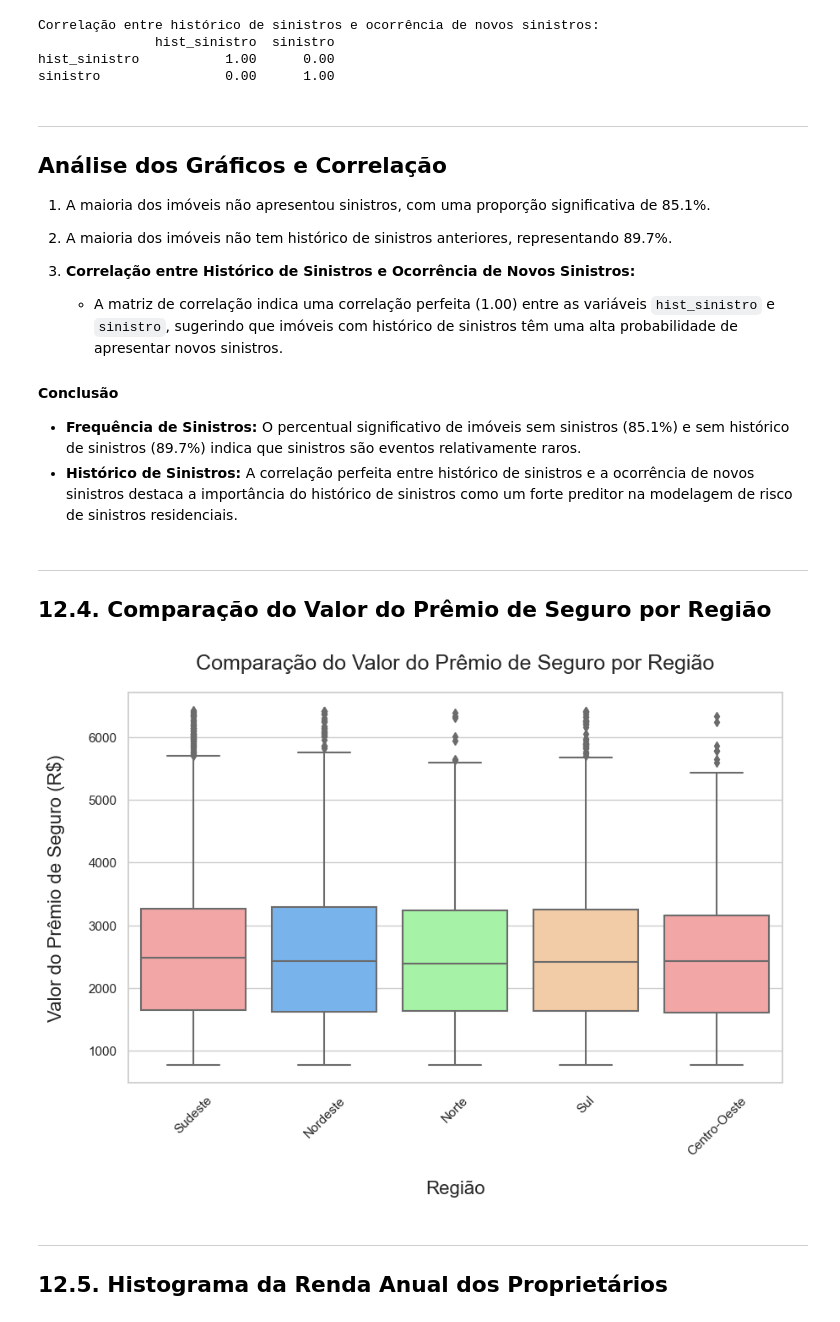
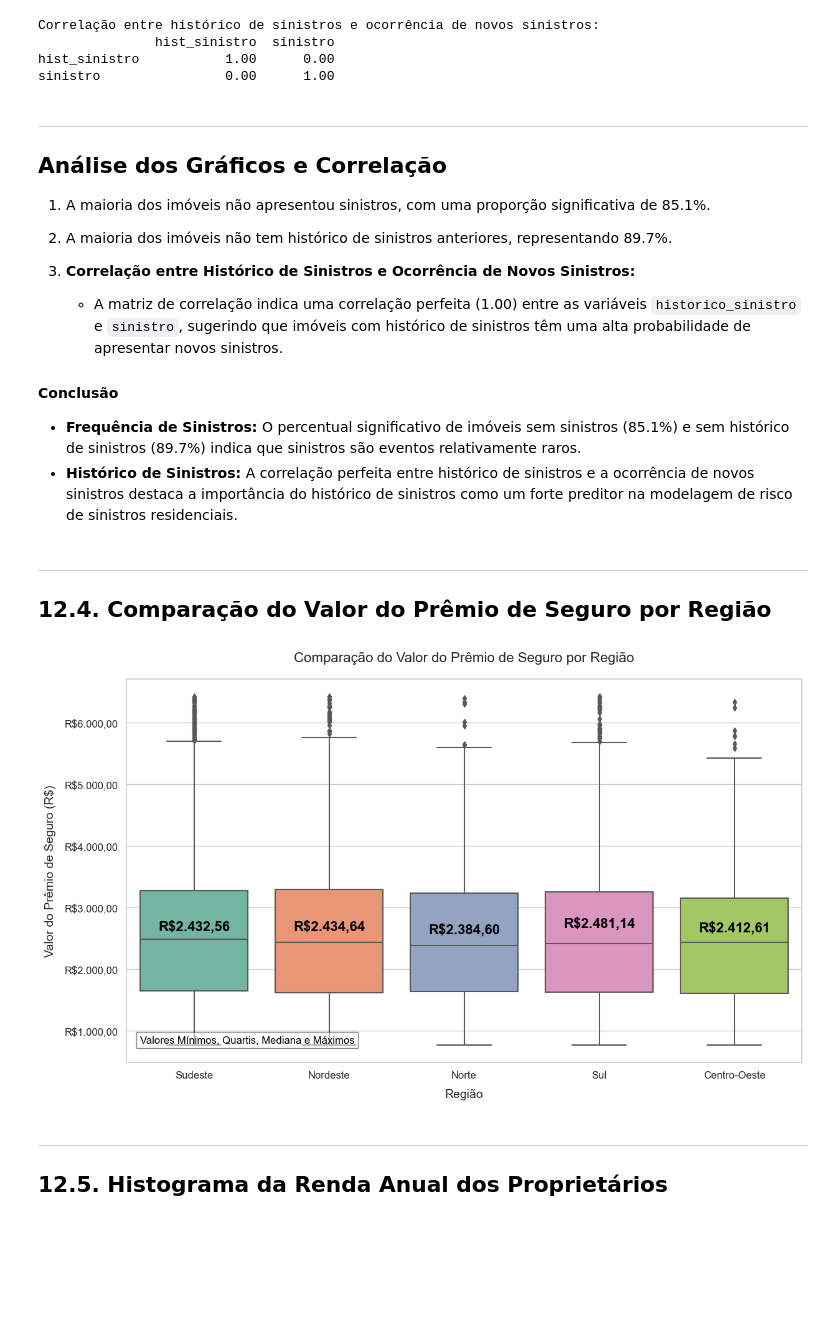
Before and after one commit to luciano-analytics/luciano-analytics.github.io, a Jupyter notebook: seguro_sinistro.ipynb, the cells around one changed output. Drawn from its saved outputs; the diff is of its cells as text; code cells hidden in the pictures; blank space fills up the shorter version.

```diff
--- a/seguro_sinistro.ipynb
+++ b/seguro_sinistro.ipynb
@@ -876,7 +877,7 @@ sinistro                0.00      1.00
 2. A maioria dos imóveis não tem histórico de sinistros anteriores, representando 89.7%.
 
 3. **Correlação entre Histórico de Sinistros e Ocorrência de Novos Sinistros:**
-   - A matriz de correlação indica uma correlação perfeita (1.00) entre as variáveis `hist_sinistro` e `sinistro`, sugerindo que imóveis com histórico de sinistros têm uma alta probabilidade de apresentar novos sinistros.
+   - A matriz de correlação indica uma correlação perfeita (1.00) entre as variáveis `historico_sinistro` e `sinistro`, sugerindo que imóveis com histórico de sinistros têm uma alta probabilidade de apresentar novos sinistros.
 
 #### Conclusão
 
@@ -885,24 +886,41 @@ sinistro                0.00      1.00
 # %% [markdown]
 ************************
 ## 12.4.  Comparação do Valor do Prêmio de Seguro por Região
-# %%
-# Comparação do Valor do Prêmio de Seguro por Região
-
-plt.figure(figsize=(10, 6))
-
-sns.boxplot(x='regiao', y='valor_premio_seguro', data=dados, palette=['#ff9999','#66b3ff','#99ff99','#ffcc99'])
-
-plt.title('Comparação do Valor do Prêmio de Seguro por Região', pad=20, fontsize=18)
-
-plt.xlabel('Região', fontsize=16, labelpad=20)
-
-plt.ylabel('Valor do Prêmio de Seguro (R$)', fontsize=16, labelpad=20)
-
-plt.xticks(rotation=45)
-
-plt.show()
-# %% [output]
-[figure, removed]
+# %%
+
+# Supondo que 'dados' seja o DataFrame contendo os dados
+plt.figure(figsize=(14, 8))
+sns.boxplot(x='regiao', y='valor_premio_seguro', data=dados, palette='Set2')
+
+# Adicionando título e rótulos
+plt.title('Comparação do Valor do Prêmio de Seguro por Região', fontsize=16, pad=20)
+plt.xlabel('Região', fontsize=14, labelpad=10)
+plt.ylabel('Valor do Prêmio de Seguro (R$)', fontsize=14, labelpad=10)
+
+# Função para formatar os valores em reais
+def formata_moeda(valor, pos):
+    return f'R${valor:,.2f}'.replace(',', 'X').replace('.', ',').replace('X', '.')
+
+# Aplicando a formatação ao eixo Y
+plt.gca().yaxis.set_major_formatter(plt.FuncFormatter(formata_moeda))
+
+# Adicionando anotações nas medianas
+medianas = dados.groupby('regiao')['valor_premio_seguro'].median().values
+for i, median in enumerate(medianas):
+    plt.text(i, median + 200, f'R${median:,.2f}'.replace(',', 'X').replace('.', ',').replace('X', '.'),
+             horizontalalignment='center', color='black', weight='semibold')
+
+# Adicionando explicações das caixas
+plt.text(-0.4, dados['valor_premio_seguro'].min(),
+         'Valores Mínimos, Quartis, Mediana e Máximos',
+         fontsize=12, color='black', ha='left', va='bottom',
+         bbox=dict(facecolor='white', alpha=0.5, edgecolor='black'))
+
+plt.xticks(fontsize=12)
+plt.yticks(fontsize=12)
+plt.show()
+# %% [output]
+[figure, added]
 # %% [markdown]
 *************
 ## 12.5. Histograma da Renda Anual dos Proprietários
```
Also changed, not shown: parts of 6 cells of this notebook, 1 other file.
